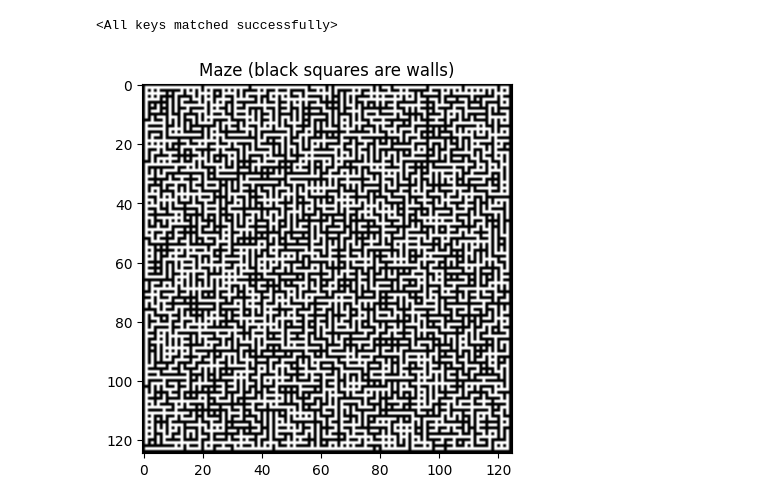
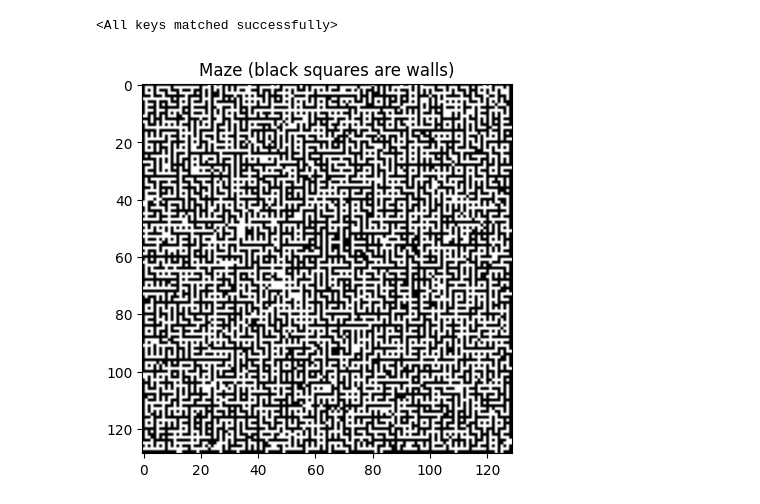
Before and after one commit to KerelOlivier/VAE_mazes, a Jupyter notebook: notebooks/model_test.ipynb, the cells around one changed output. Drawn from its saved outputs; the diff is of its cells as text; code cells hidden in the pictures.

```diff
--- a/notebooks/model_test.ipynb
+++ b/notebooks/model_test.ipynb
@@ -35,9 +35,9 @@ def plot_maze(maze, name='maze'):
 # %%
 sample_mazes = model.sample(batch_size=64)
 
-sample_mazes = sample_mazes.view(-1, 125, 125).cpu().detach().numpy()
+sample_mazes = sample_mazes.view(-1, 129, 129).cpu().detach().numpy()
 # %%
-sample_maze_1 = sample_mazes[36]
+sample_maze_1 = sample_mazes[15]
 plot_maze(sample_maze_1)
 # %% [output]
-[figure, old version]
+[figure, new version]
```
Also changed, not shown: 7 other files.
